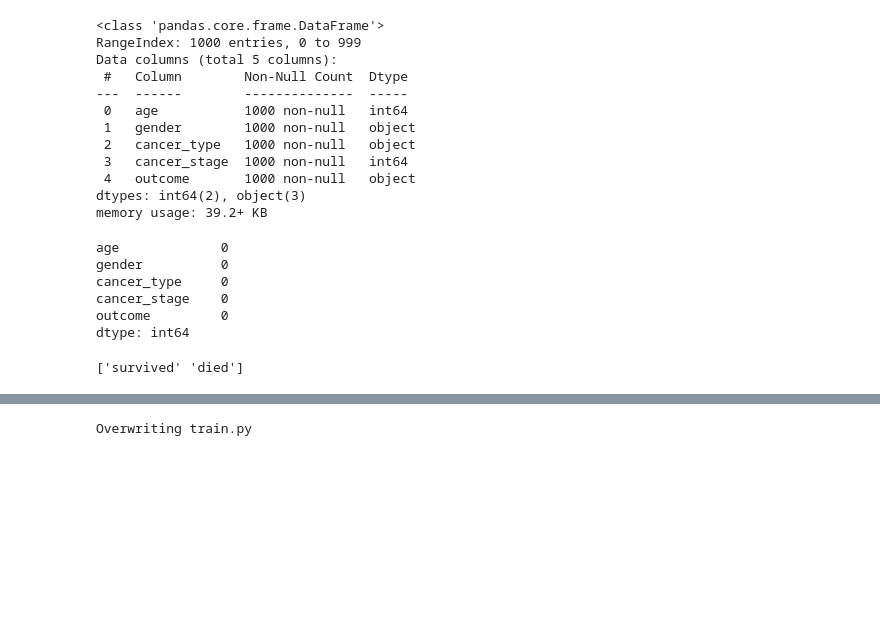
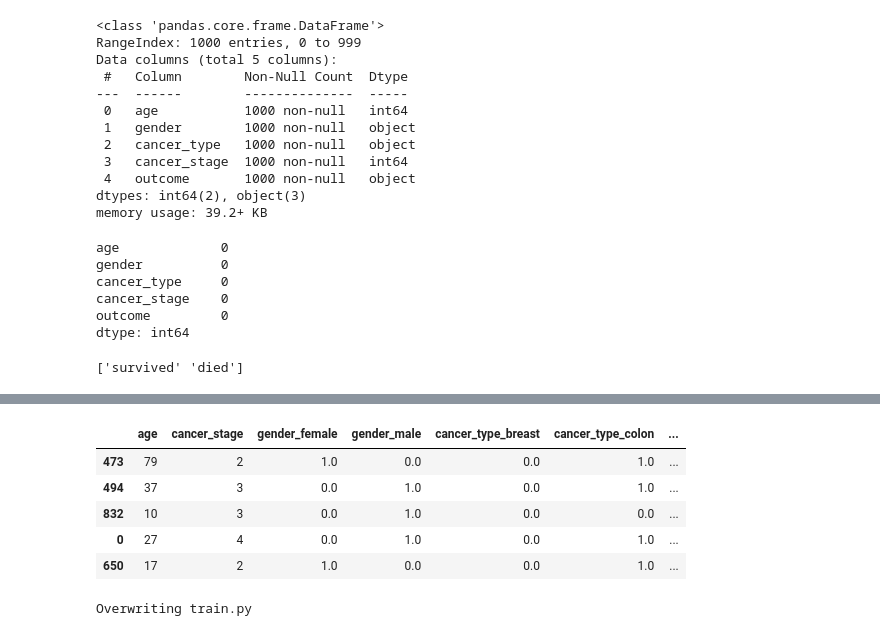
Before and after one commit to isakovanilu/cancer_prediction, a Jupyter notebook: cancer_prediction.ipynb, the cells around one changed output, grey strips where cells are left out. Drawn from its saved outputs; the diff is of its cells as text; code cells hidden in the pictures; blank space fills up the shorter version.

```diff
--- a/cancer_prediction.ipynb
+++ b/cancer_prediction.ipynb
@@ -194,3 +167,12 @@ total 80
+# %%
+train_data.head()
+# %% [output]
+|  | age | cancer_stage | gender_female | gender_male | cancer_type_breast | cancer_type_colon | ... |
+| 473 | 79 | 2 | 1.0 | 0.0 | 0.0 | 1.0 | ... |
+| 494 | 37 | 3 | 0.0 | 1.0 | 0.0 | 1.0 | ... |
+| 832 | 10 | 3 | 0.0 | 1.0 | 0.0 | 0.0 | ... |
+| 0 | 27 | 4 | 0.0 | 1.0 | 0.0 | 1.0 | ... |
+| 650 | 17 | 2 | 1.0 | 0.0 | 0.0 | 1.0 | ... |
 # %%
 %%writefile train.py
 import argparse
```
Also changed, not shown: parts of 30 cells of this notebook.
